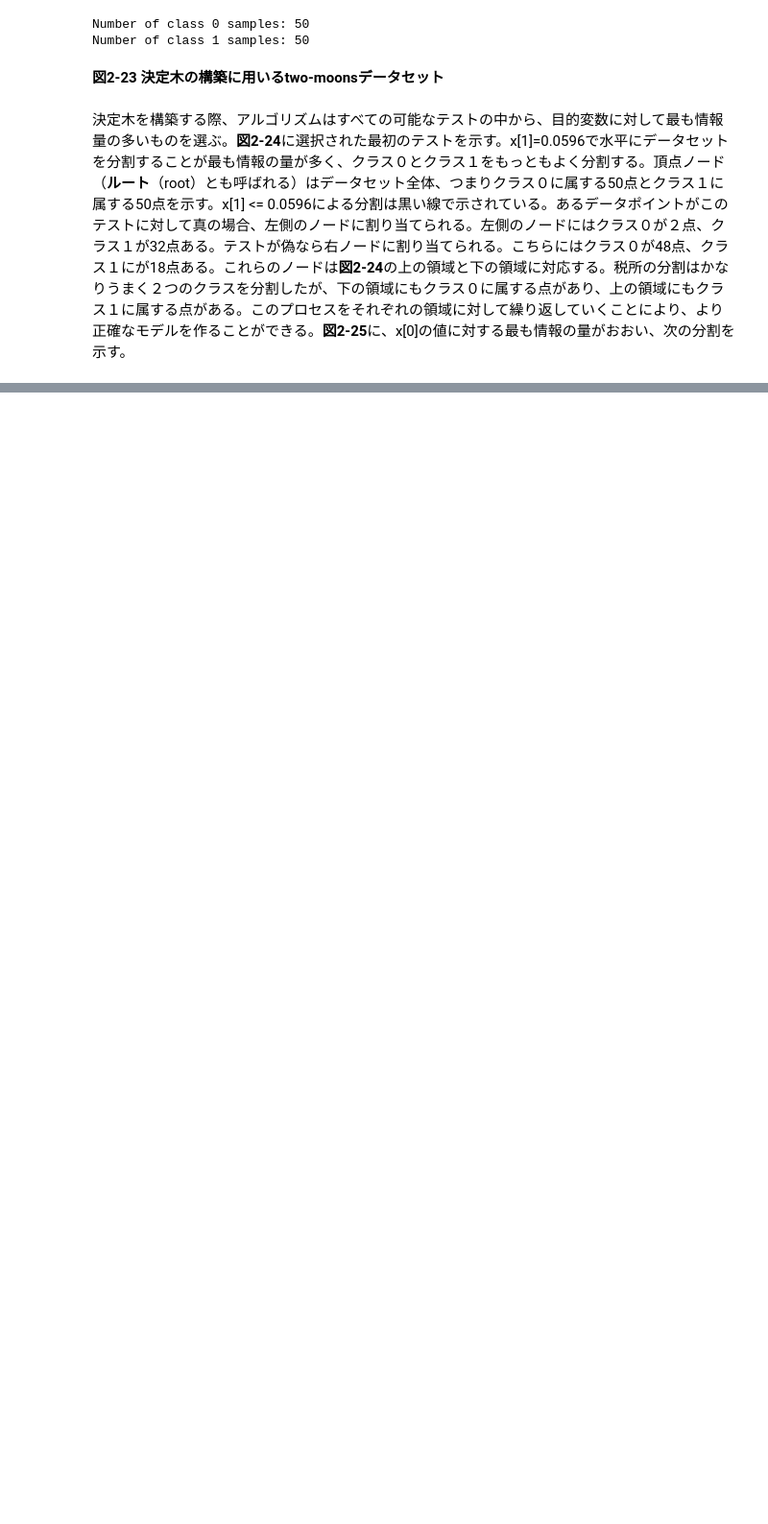
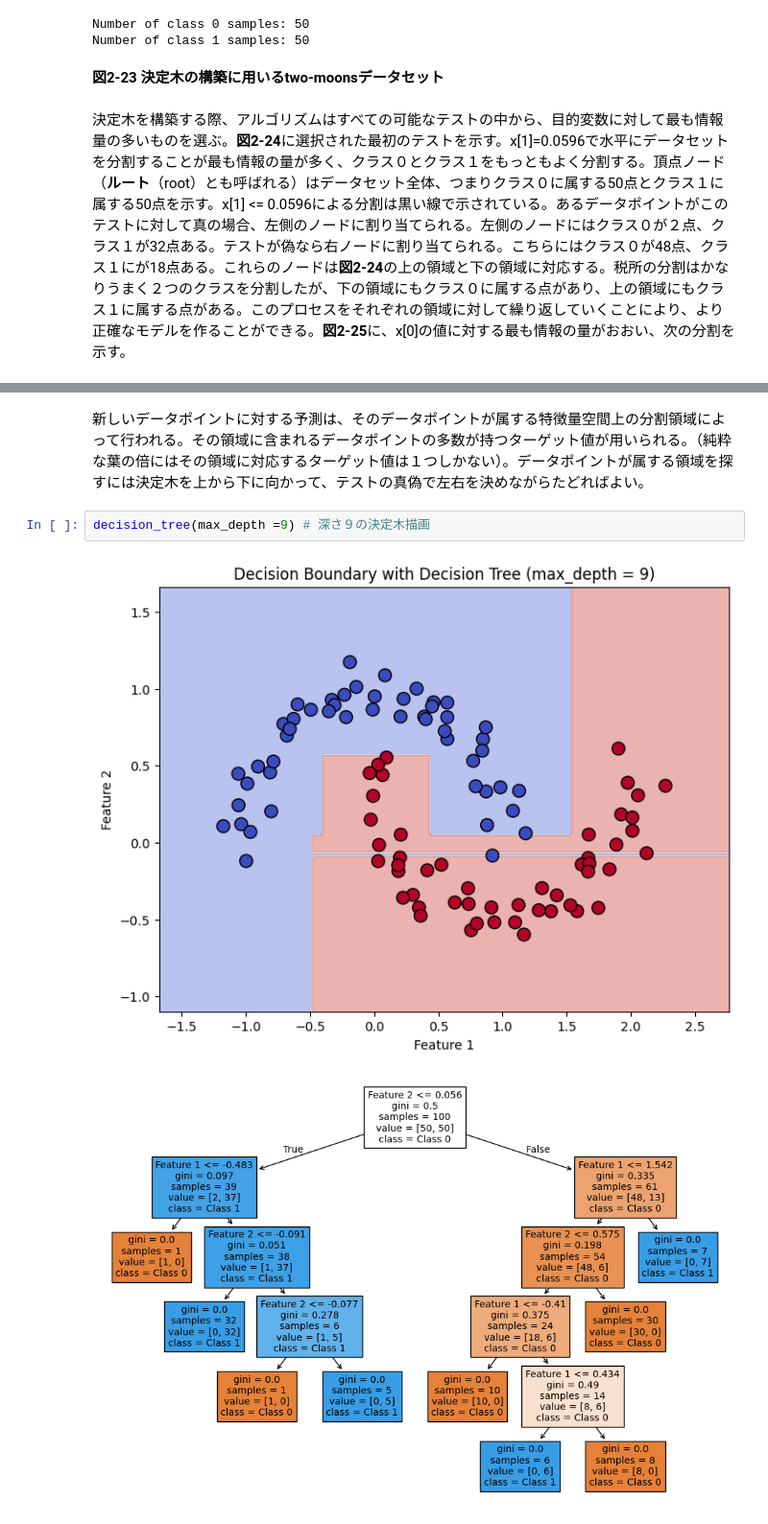
Before and after one commit to SeijiFukuhara/Introduction_to_Machine_Learning_with_Python_O-REILLY, a Jupyter notebook: notebooks/2_3_5__1_決定木.ipynb, the cells around one changed output, grey strips where cells are left out. Shown at 96% size. Cells and saved outputs as stored; diff of their text form; blank space fills up the shorter version.

```diff
--- a/notebooks/2_3_5__1_決定木.ipynb
+++ b/notebooks/2_3_5__1_決定木.ipynb
@@ -183,0 +119,7 @@ plt.show()
+# %% [markdown]
+新しいデータポイントに対する予測は、そのデータポイントが属する特徴量空間上の分割領域によって行われる。その領域に含まれるデータポイントの多数が持つターゲット値が用いられる。（純粋な葉の倍にはその領域に対応するターゲット値は１つしかない）。データポイントが属する領域を探すには決定木を上から下に向かって、テストの真偽で左右を決めながらたどればよい。
+# %%
+decision_tree(max_depth =9) # 深さ９の決定木描画
+# %% [output]
+[figure, added]
+[figure, added]
```
Also changed, not shown: parts of 11 cells of this notebook, 1 other file.
